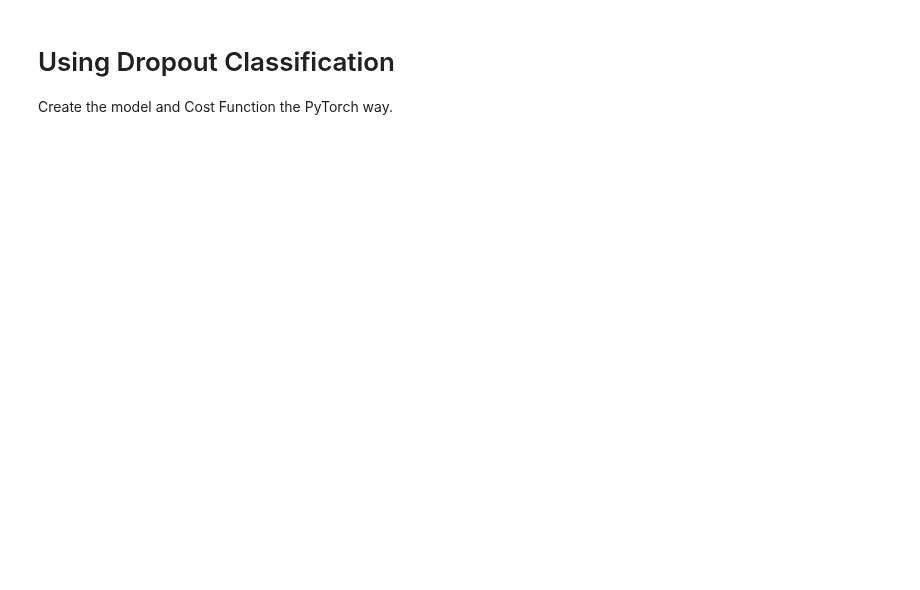
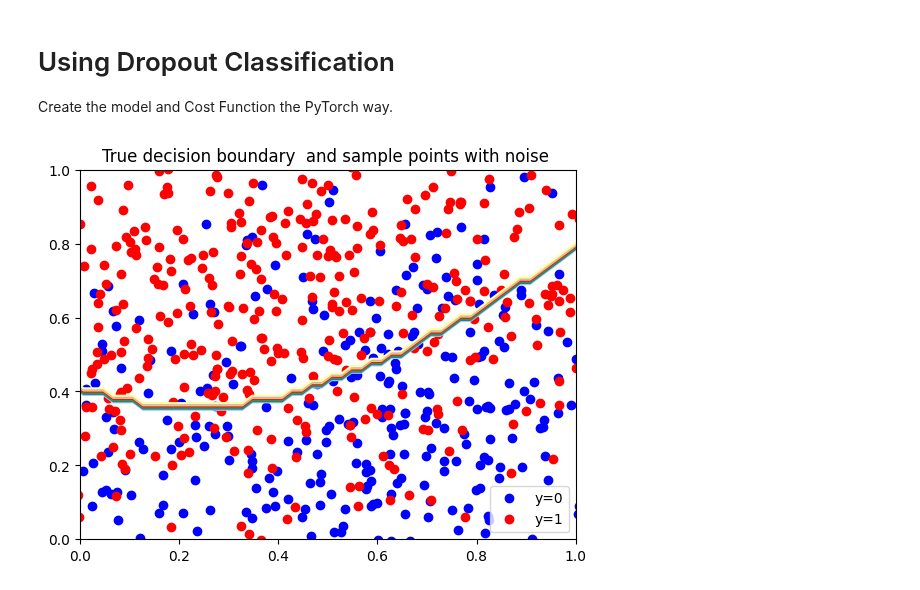
Before and after one commit to AjBorbzz/DataScience_AI_ML, a Jupyter notebook: PyTorch/IBM_Pytorch/DeepLearning_with_Pytorch/dropout_classification.ipynb, the cells around one changed output. Saved outputs shown, nothing was run; the diff lists cells and outputs as text; code cells hidden in the pictures; blank space fills up the shorter version.

Commit message:
Plotted a toy data and get some validation data

```diff
--- a/PyTorch/IBM_Pytorch/DeepLearning_with_Pytorch/dropout_classification.ipynb
+++ b/PyTorch/IBM_Pytorch/DeepLearning_with_Pytorch/dropout_classification.ipynb
@@ -50,0 +110,7 @@ def accuracy(model, data_set):
+# %%
+# Create a dataset object
+
+data_set = Data(noise_std=0.2)
+data_set.plot()
+# %% [output]
+[figure, added]
```
Also changed, not shown: parts of 2 cells of this notebook.
